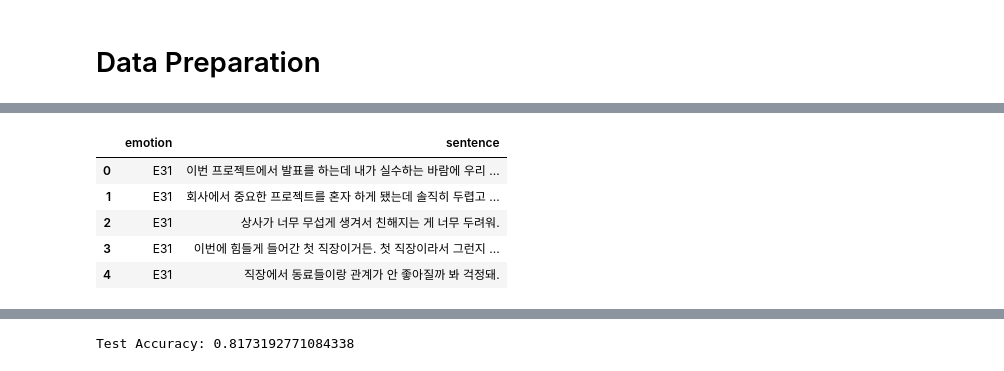
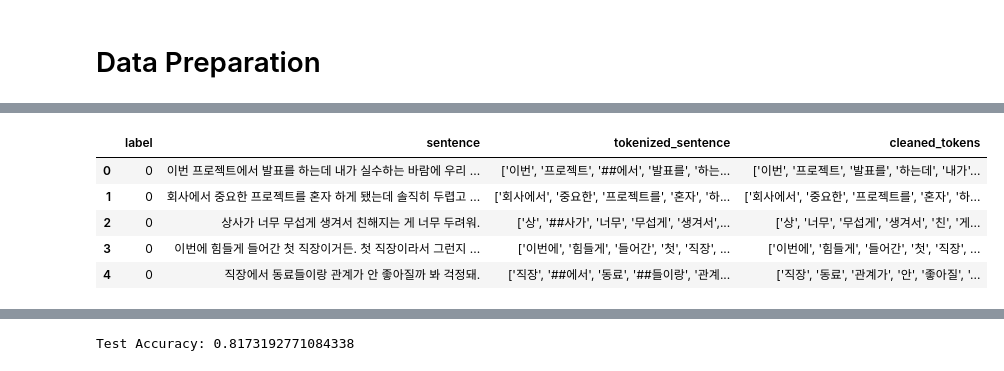
Before and after one commit to andrewdk1123/KoSentiment, a Jupyter notebook: LSTMSentAnalysis.ipynb, the cells around one changed output, grey strips where cells are left out. Saved outputs shown, nothing was run; the diff lists cells and outputs as text; code cells hidden in the pictures.

```diff
--- a/LSTMSentAnalysis.ipynb
+++ b/LSTMSentAnalysis.ipynb
@@ -29,4 +22,7 @@ dict_keys(['training.csv'])
 # %%
-train_data = pd.read_csv(io.BytesIO(uploaded['training.csv']), sep = '\t')
+train_data = pd.read_csv(io.BytesIO(uploaded['processed_training.csv']), sep = ',')
+
+cols_to_keep = ['label', 'sentence', 'tokenized_sentence', 'cleaned_tokens']
+train_data = train_data.loc[:, cols_to_keep]
 train_data.head()
 # %% [output]
@@ -48,10 +44,12 @@ dict_keys(['test.csv'])
 # %%
-test_data = pd.read_csv(io.BytesIO(uploaded['test.csv']), sep = '\t')
+test_data = pd.read_csv(io.BytesIO(uploaded['processed_test.csv']), sep = ',')
+
+test_data = test_data.loc[:, cols_to_keep]
 test_data.head()
 # %% [output]
-|  | emotion | sentence |
-| 0 | E31 | 이번 프로젝트에서 발표를 하는데 내가 실수하는 바람에 우리 ... |
-| 1 | E31 | 회사에서 중요한 프로젝트를 혼자 하게 됐는데 솔직히 두렵고 ... |
-| 2 | E31 | 상사가 너무 무섭게 생겨서 친해지는 게 너무 두려워. |
-| 3 | E31 | 이번에 힘들게 들어간 첫 직장이거든. 첫 직장이라서 그런지 ... |
-| 4 | E31 | 직장에서 동료들이랑 관계가 안 좋아질까 봐 걱정돼. |
+|  | label | sentence | tokenized_sentence | cleaned_tokens |
+| 0 | 0 | 이번 프로젝트에서 발표를 하는데 내가 실수하는 바람에 우리 ... | ['이번', '프로젝트', '##에서', '발표를', '하는... | ['이번', '프로젝트', '발표를', '하는데', '내가'... |
+| 1 | 0 | 회사에서 중요한 프로젝트를 혼자 하게 됐는데 솔직히 두렵고 ... | ['회사에서', '중요한', '프로젝트를', '혼자', '하... | ['회사에서', '중요한', '프로젝트를', '혼자', '하... |
+| 2 | 0 | 상사가 너무 무섭게 생겨서 친해지는 게 너무 두려워. | ['상', '##사가', '너무', '무섭게', '생겨서',... | ['상', '너무', '무섭게', '생겨서', '친', '게... |
+| 3 | 0 | 이번에 힘들게 들어간 첫 직장이거든. 첫 직장이라서 그런지 ... | ['이번에', '힘들게', '들어간', '첫', '직장', ... | ['이번에', '힘들게', '들어간', '첫', '직장', ... |
+| 4 | 0 | 직장에서 동료들이랑 관계가 안 좋아질까 봐 걱정돼. | ['직장', '##에서', '동료', '##들이랑', '관계... | ['직장', '동료', '관계가', '안', '좋아질', '... |
```
Also changed, not shown: parts of 21 cells of this notebook.
